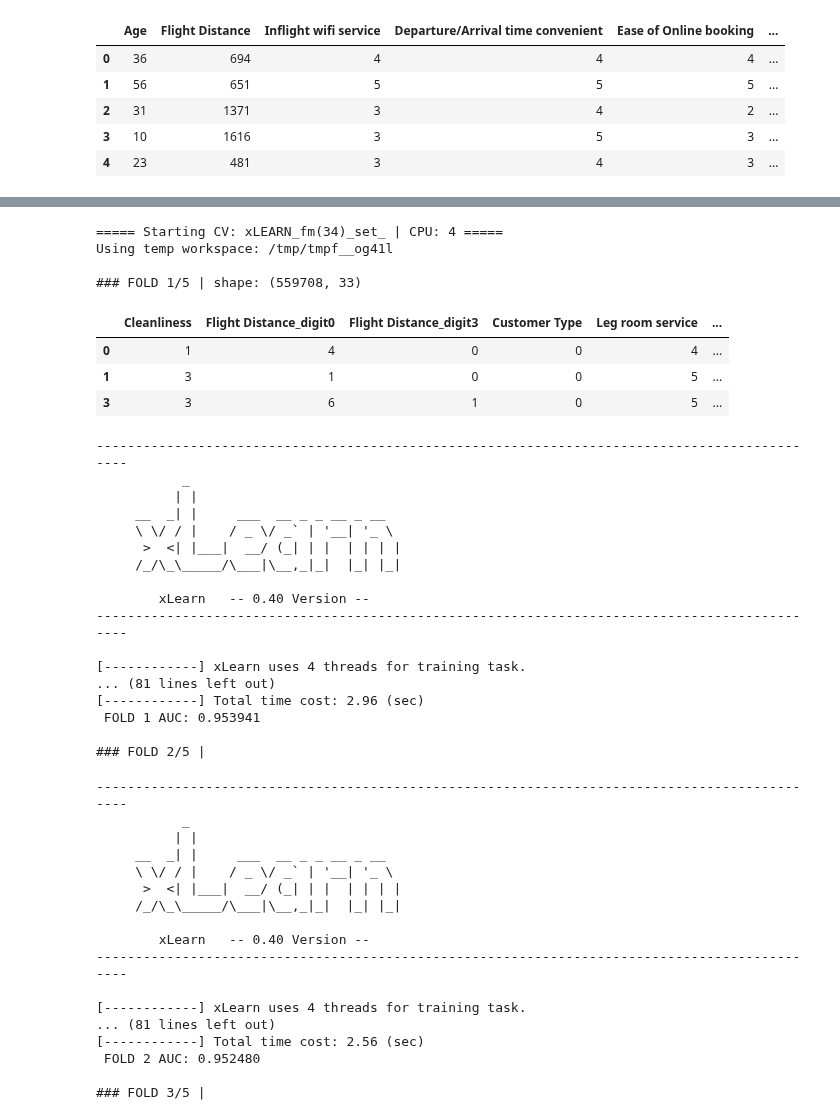
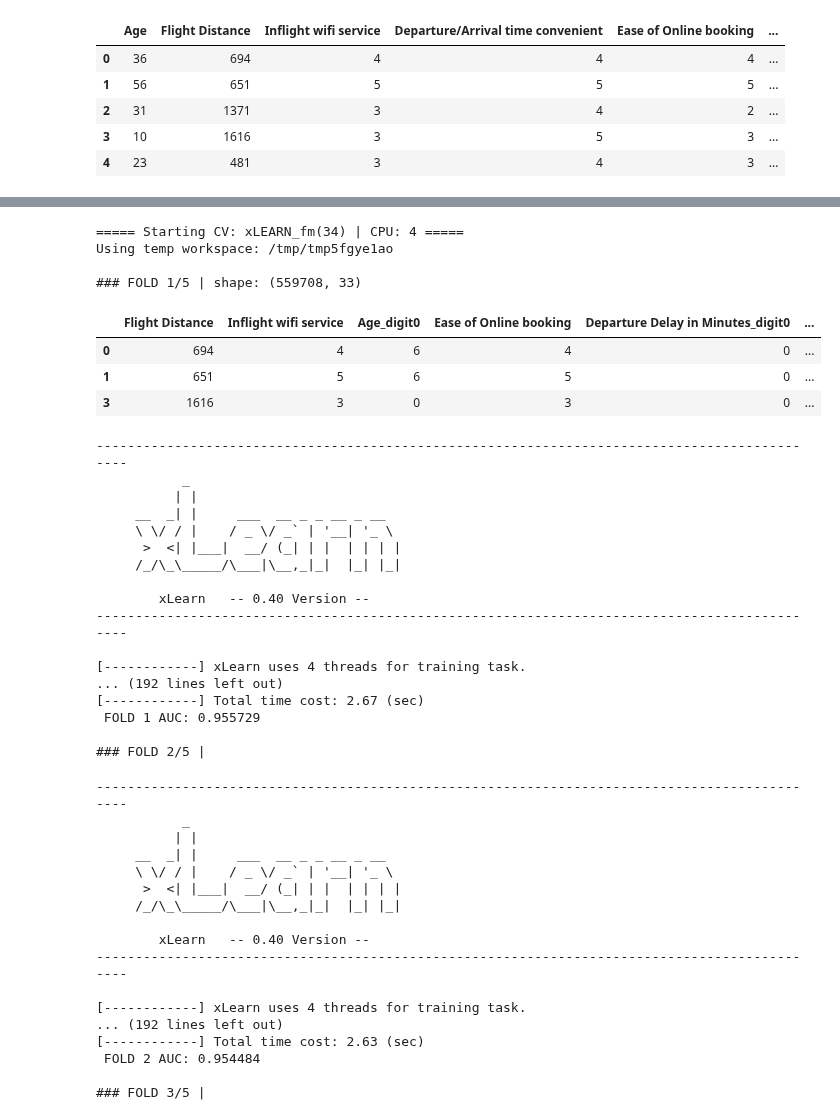
Before and after one commit to coded-sly/PS6E10-Airline-Satisfaction, a Jupyter notebook: ps6e9-xlearn-airline.ipynb, the cells around one changed output, grey strips where cells are left out. Drawn from its saved outputs; the diff is of its cells as text; code cells hidden in the pictures.

```diff
--- a/ps6e9-xlearn-airline.ipynb
+++ b/ps6e9-xlearn-airline.ipynb
@@ -795,9 +798,9 @@ ffm_params = {
     'task': "binary", # "binary", "reg",
     'opt': "adagrad",
     'metric': "auc",
-    # 'lr': 0.03,
-    # 'epoch': 50,
-    # 'stop_window': 5,
+    'lr': 0.1,
+    'epoch': 50,
+    'stop_window': 5,
     # 'nthread': 3,
     # 'init': 0.8,  # default 0.66
     # 'alpha': 0.2,
@@ -805,7 +808,7 @@ ffm_params = {
     # 'block_size': block_size,
 }
 
-n = f"xLEARNffm({train_X.shape[1]})_set_"
+n = f"xLEARNffm({train_X.shape[1]})"
 
 # for VALUE in [0.03, 0.04, 0.05, 0.1]:
 #     ffm_params['lr'] = VALUE
@@ -951,43 +954,43 @@ Average AUC: 0.958684 ± 0.000616
 ## -- Factorization Machines (FM) --
 fm_params = {
     'task': "binary", # "binary", "reg",
     'opt': "adagrad",
     'metric': "auc",
-    # 'lr': 0.1,
-    # 'epoch': 50,
-    # 'stop_window': 5,
+    'lr': 0.5,
+    'epoch': 120,
+    'stop_window': 5,
     # 'nthread': os.cpu_count(),
     # 'init': 0.8,  # default 0.66
     # 'alpha': 0.02,
     # 'lambda': 0.002,
     # 'block_size': block_size,
 }
 
-n = f"xLEARN_fm({train_X.shape[1]})_set_"
+n = f"xLEARN_fm({train_X.shape[1]})"
 
 # for VALUE in [0.05, 0.1, 0.2]:
 #     fm_params['lr'] = VALUE
 #     n = "FM_" + str(VALUE)
 all_predictions[n] = Trainer_CV(
     model_name=n,
     params=fm_params,
     arch_type="fm",
     train_df=train_X,
     test_df=test,
     features=FEATURES,
     target=TARGET,
     kfold=skf,
     # use_orig=True,
 )
 # %% [output]
-===== Starting CV: xLEARN_fm(34)_set_ | CPU: 4 =====
-Using temp workspace: /tmp/tmpf__og41l
+===== Starting CV: xLEARN_fm(34) | CPU: 4 =====
+Using temp workspace: /tmp/tmp5fgye1ao
 
 ### FOLD 1/5 | shape: (559708, 33)
-|  | Cleanliness | Flight Distance_digit0 | Flight Distance_digit3 | Customer Type | Leg room service | ... |
-| 0 | 1 | 4 | 0 | 0 | 4 | ... |
-| 1 | 3 | 1 | 0 | 0 | 5 | ... |
-| 3 | 3 | 6 | 1 | 0 | 5 | ... |
+|  | Flight Distance | Inflight wifi service | Age_digit0 | Ease of Online booking | Departure Delay in Minutes_digit0 | ... |
+| 0 | 694 | 4 | 6 | 4 | 0 | ... |
+| 1 | 651 | 5 | 6 | 5 | 0 | ... |
+| 3 | 1616 | 3 | 0 | 3 | 0 | ... |
 ----------------------------------------------------------------------------------------------
            _
           | |
@@ -1000,9 +1003,9 @@ Using temp workspace: /tmp/tmpf__og41l
 ----------------------------------------------------------------------------------------------
 
 [------------] xLearn uses 4 threads for training task.
-... (81 lines left out)
-[------------] Total time cost: 2.96 (sec)
- FOLD 1 AUC: 0.953941
+... (192 lines left out)
+[------------] Total time cost: 2.67 (sec)
+ FOLD 1 AUC: 0.955729
 
 ### FOLD 2/5 |
 ----------------------------------------------------------------------------------------------
@@ -1017,9 +1020,9 @@ Using temp workspace: /tmp/tmpf__og41l
 ----------------------------------------------------------------------------------------------
 
 [------------] xLearn uses 4 threads for training task.
-... (81 lines left out)
-[------------] Total time cost: 2.56 (sec)
- FOLD 2 AUC: 0.952480
+... (192 lines left out)
+[------------] Total time cost: 2.63 (sec)
+ FOLD 2 AUC: 0.954484
 
 ### FOLD 3/5 |
 ----------------------------------------------------------------------------------------------
```
Also changed, not shown: parts of 14 cells of this notebook.
